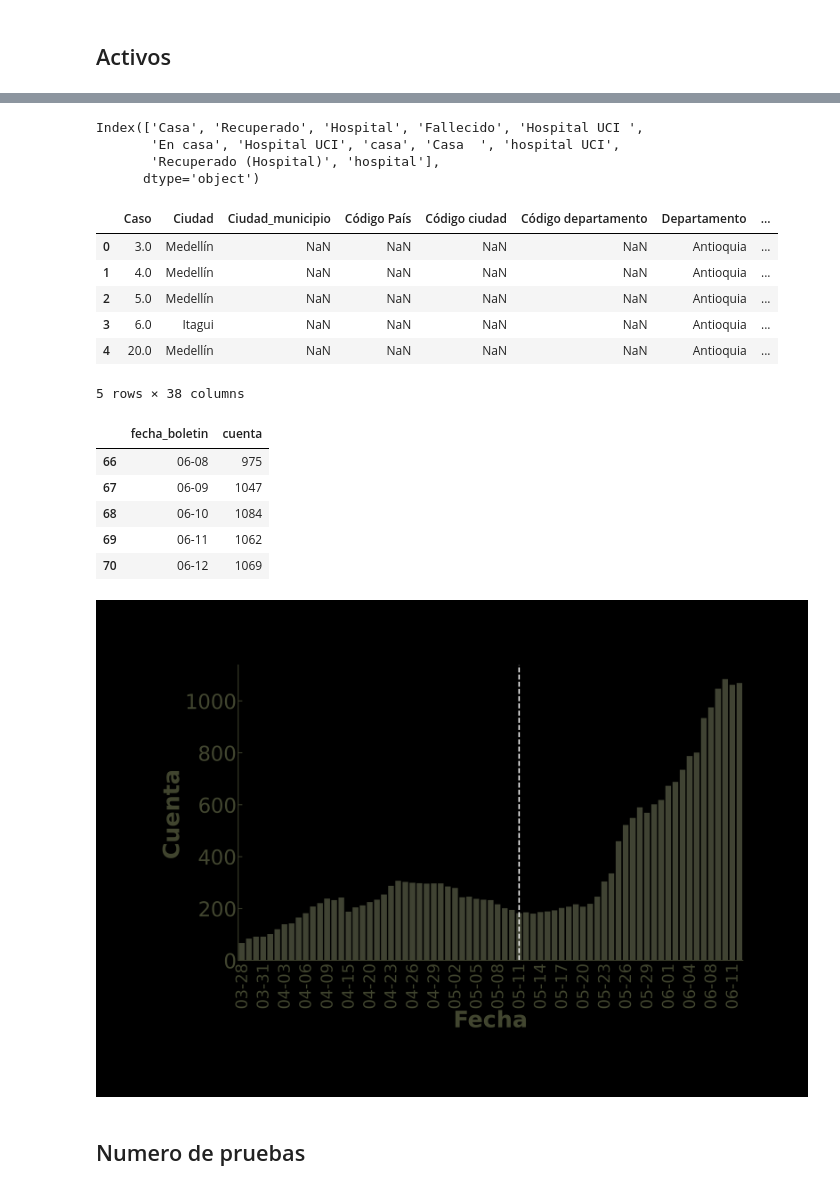
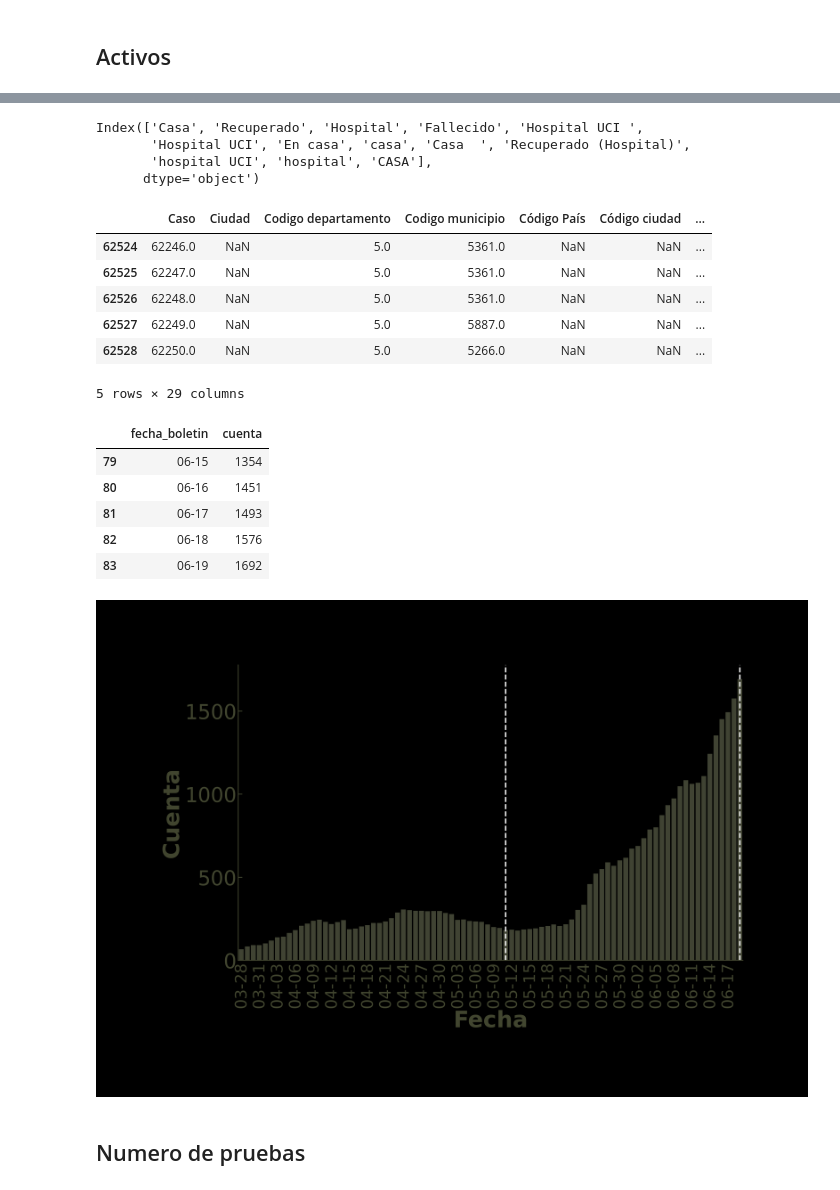
Before and after one commit to datatrooper/instatrooper, a Jupyter notebook: notebooks/2020/covid/covid antioquia.ipynb, the cells around one changed output, grey strips where cells are left out. Drawn from its saved outputs; the diff is of its cells as text; code cells hidden in the pictures.

```diff
--- a/notebooks/2020/covid/covid antioquia.ipynb
+++ b/notebooks/2020/covid/covid antioquia.ipynb
@@ -39,7 +41,7 @@ def load_muestras_df():
     results_df = pd.DataFrame.from_records(results)
     return results_df
 # %%
-df_boletines = pd.read_csv("junio12.csv")
+df_boletines = pd.read_csv("junio19.csv")
 # df_boletines = df_boletines[df_boletines["Departamento"] == "Antioquia" ]
 df_boletines.head()
 # %% [output]
@@ -307,23 +326,23 @@ df_boletines
 df_boletines["Ubicación"].value_counts().index
 # %% [output]
 Index(['Casa', 'Recuperado', 'Hospital', 'Fallecido', 'Hospital UCI ',
-       'En casa', 'Hospital UCI', 'casa', 'Casa  ', 'hospital UCI',
-       'Recuperado (Hospital)', 'hospital'],
+       'Hospital UCI', 'En casa', 'casa', 'Casa  ', 'Recuperado (Hospital)',
+       'hospital UCI', 'hospital', 'CASA'],
       dtype='object')
 # %%
 activos = ['casa', 'hospital UCI', 'hospital', 'En casa',
        'Hospital UCI', 'Hospital', 'Casa',
        'Casa  ', 'Hospital UCI ']
 df_activos = df_boletines[df_boletines["Ubicación"].isin(activos)]
-df_activos.head()
+df_activos.tail()
 # %% [output]
-|  | Caso | Ciudad | Ciudad_municipio | Código País | Código ciudad | Código departamento | Departamento | ... |
-| 0 | 3.0 | Medellín | NaN | NaN | NaN | NaN | Antioquia | ... |
-| 1 | 4.0 | Medellín | NaN | NaN | NaN | NaN | Antioquia | ... |
-| 2 | 5.0 | Medellín | NaN | NaN | NaN | NaN | Antioquia | ... |
-| 3 | 6.0 | Itagui | NaN | NaN | NaN | NaN | Antioquia | ... |
-| 4 | 20.0 | Medellín | NaN | NaN | NaN | NaN | Antioquia | ... |
+|  | Caso | Ciudad | Codigo departamento | Codigo municipio | Código País | Código ciudad | ... |
+| 62524 | 62246.0 | NaN | 5.0 | 5361.0 | NaN | NaN | ... |
+| 62525 | 62247.0 | NaN | 5.0 | 5361.0 | NaN | NaN | ... |
+| 62526 | 62248.0 | NaN | 5.0 | 5361.0 | NaN | NaN | ... |
+| 62527 | 62249.0 | NaN | 5.0 | 5887.0 | NaN | NaN | ... |
+| 62528 | 62250.0 | NaN | 5.0 | 5266.0 | NaN | NaN | ... |
-5 rows × 38 columns
+5 rows × 29 columns
 # %%
 cuenta = df_activos.groupby("fecha_boletin").size().to_frame("cuenta").reset_index()
 cuenta["fecha_boletin"] = pd.to_datetime(cuenta["fecha_boletin"])
@@ -331,37 +350,38 @@ cuenta["fecha_boletin"] = cuenta["fecha_boletin"].dt.strftime('%m-%d')
 cuenta.tail()
 # %% [output]
 |  | fecha_boletin | cuenta |
-| 66 | 06-08 | 975 |
-| 67 | 06-09 | 1047 |
-| 68 | 06-10 | 1084 |
-| 69 | 06-11 | 1062 |
-| 70 | 06-12 | 1069 |
+| 79 | 06-15 | 1354 |
+| 80 | 06-16 | 1451 |
+| 81 | 06-17 | 1493 |
+| 82 | 06-18 | 1576 |
+| 83 | 06-19 | 1692 |
 # %%
 sns.set_context("talk")
 plt.figure(figsize=(20,12))
 ax = sns.barplot(x="fecha_boletin", y="cuenta", data=cuenta, color=color)
 plt.xticks(rotation=90, fontsize=25)
 plt.yticks(fontsize=25)
 
 plt.axvline(cuenta[cuenta["fecha_boletin"] == "05-11"].index[0], color="white", linestyle='--', linewidth=3)
+plt.axvline(cuenta[cuenta["fecha_boletin"] == "06-19"].index[0], color="white", linestyle='--', linewidth=3)
 
 ax.tick_params(axis='x',which = "major", colors=color, labelsize=35, labelrotation=90)
 ax.tick_params(axis='y', colors=color, labelsize=45)
 
 ax.set_xlabel("Fecha", fontsize=50, color=color)
 ax.set_ylabel("Cuenta", fontsize=50, color=color)
 plt.setp(ax.spines.values(), color=color)
 
 
 for i,label in enumerate(ax.get_xticklabels()):
     if i%3 == 0:
         pass
     else:
         label.set_visible(False)
 plt.savefig(f'activos_dia.png',bbox_inches='tight', transparent="True", pad_inches = 0)
 plt.show()
 # %% [output]
-[figure, old version]
+[figure, new version]
 # %% [markdown]
 ## Numero de pruebas
 # %% [markdown]
```
Also changed, not shown: parts of 33 cells of this notebook, 7 other files.
